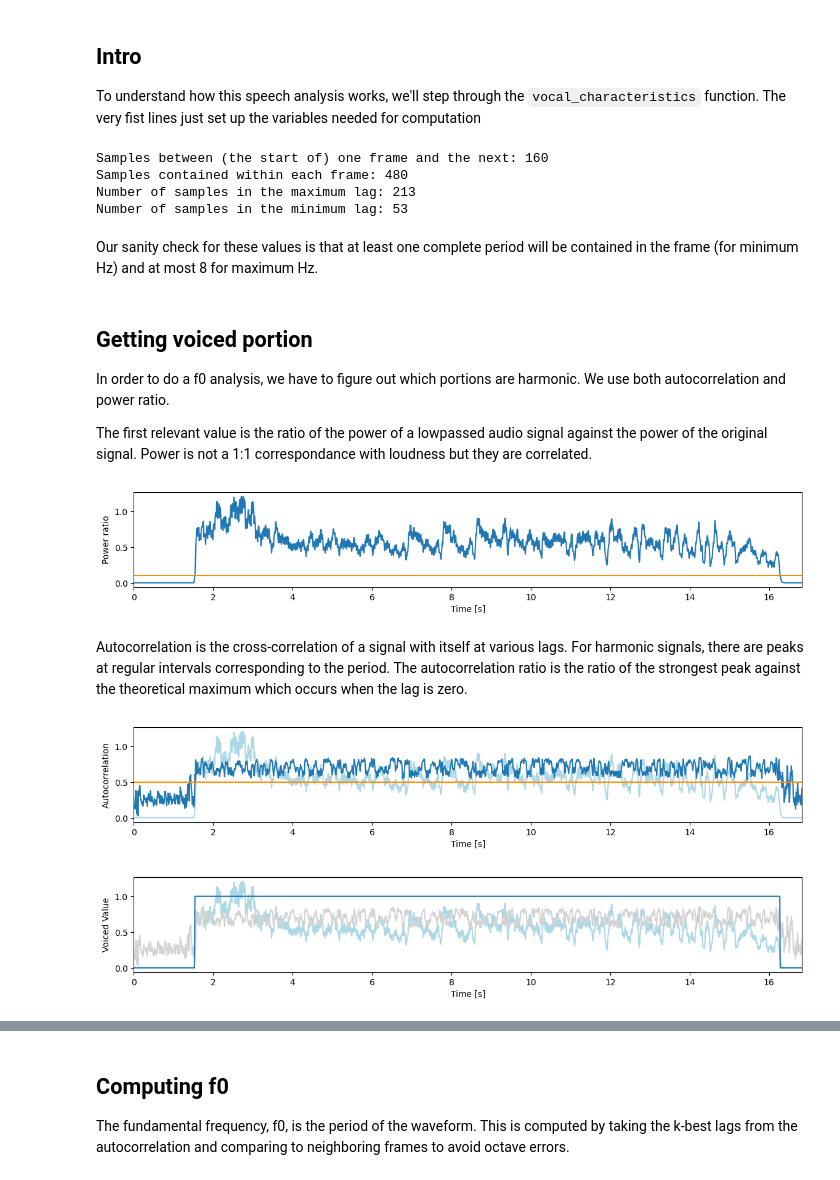
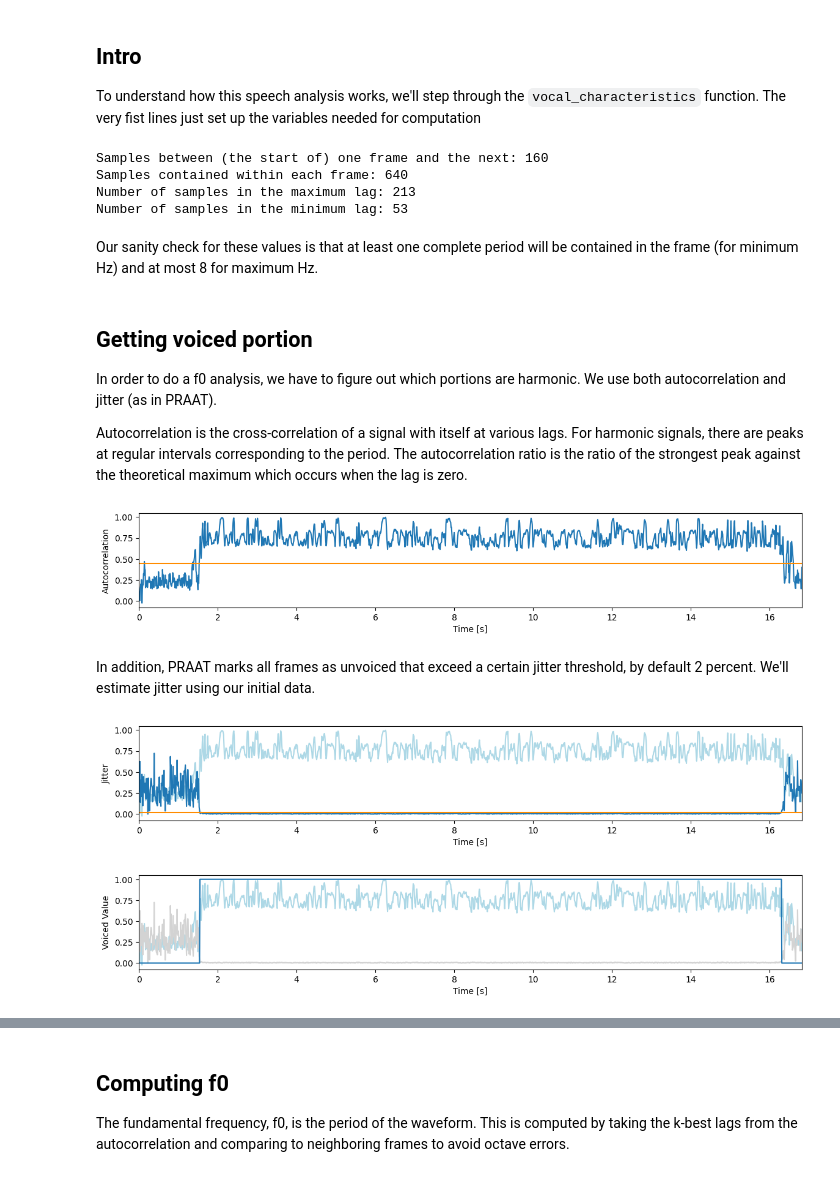
Before and after one commit to pplantinga/ParkinsonSpeechAI, a Jupyter notebook: voice-analysis.ipynb, the cells around one changed output, grey strips where cells are left out. Cells and saved outputs as stored; diff of their text form; code cells hidden in the pictures.

Commit message:
Use jitter rather than power ratio for voice detection

```diff
--- a/voice-analysis.ipynb
+++ b/voice-analysis.ipynb
@@ -9,7 +9,8 @@ import matplotlib.pyplot as plt
 from speechbrain.processing.voice_analysis import *
 # %%
 # Load sustained phonation recording from QPN dataset
-audio, sample_rate = torchaudio.load("qpn_PD00020_a1.wav")
+audio_filename = "qpn_PD00020_a1.wav"
+audio, sample_rate = torchaudio.load(audio_filename)
 
 # Parameters for all figures in the document
 plt.rcParams["figure.figsize"] = (14,2)
@@ -36,7 +37,7 @@ max_f0_Hz = 300
 
 # A new window of 0.04 second length every 0.01 seconds
 step_size = 0.01
-window_size = 0.03
+window_size = 0.04
 
 # Do some number manipulations
 step_samples = int(step_size * sample_rate)
@@ -50,7 +51,7 @@ print("Number of samples in the maximum lag:", max_lag_samples)
 print("Number of samples in the minimum lag:", min_lag_samples)
 # %% [output]
 Samples between (the start of) one frame and the next: 160
-Samples contained within each frame: 480
+Samples contained within each frame: 640
 Number of samples in the maximum lag: 213
 Number of samples in the minimum lag: 53
 # %% [markdown]
@@ -58,57 +59,59 @@ Our sanity check for these values is that at least one complete period will be c
 # %% [markdown]
 ## Getting voiced portion
 
-In order to do a f0 analysis, we have to figure out which portions are harmonic. We use both autocorrelation and power ratio.
+In order to do a f0 analysis, we have to figure out which portions are harmonic. We use both autocorrelation and jitter (as in PRAAT).
 
-The first relevant value is the ratio of the power of a lowpassed audio signal against the power of the original signal.
-Power is not a 1:1 correspondance with loudness but they are correlated.
+Autocorrelation is the cross-correlation of a signal with itself at various lags.
+For harmonic signals, there are peaks at regular intervals corresponding to the period.
+The autocorrelation ratio is the ratio of the strongest peak against the theoretical maximum
+which occurs when the lag is zero.
 # %%
 orig_windows = audio.unfold(-1, window_samples, step_samples)
 lowpass_audio = torchaudio.functional.lowpass_biquad(audio, sample_rate, 800)
 lowpass_windows = lowpass_audio.unfold(-1, window_samples, step_samples)
-power_ratio = compute_power_ratio(orig_windows, lowpass_windows).squeeze()
 
-power_threshold = 0.1
-xs = torch.arange(len(power_ratio)) * step_size
-plt.plot(xs, power_ratio)
+kbest_lags, autocorrelation_ratio = autocorrelate(
+    lowpass_windows, min_lag_samples, max_lag_samples
+)
+
+autocorrelation_threshold = 0.45
+#plt.plot(xs, power_ratio, color="lightblue")
+xs = torch.arange(len(autocorrelation_ratio)) * step_size
+plt.plot(xs, autocorrelation_ratio)
 plt.xlabel("Time [s]")
-plt.ylabel("Power ratio")
-plt.axhline(y = power_threshold, color="darkorange")
+plt.ylabel("Autocorrelation")
+plt.axhline(y = autocorrelation_threshold, color="darkorange")
 plt.show()
 # %% [output]
-[figure, old version]
+[figure, new version]
 # %% [markdown]
-Autocorrelation is the cross-correlation of a signal with itself at various lags.
-For harmonic signals, there are peaks at regular intervals corresponding to the period.
-The autocorrelation ratio is the ratio of the strongest peak against the theoretical maximum
-which occurs when the lag is zero.
+In addition, PRAAT marks all frames as unvoiced that exceed a certain jitter threshold, by default 2 percent. We'll estimate jitter using our initial data.
 # %%
-kbest_lags, autocorrelation_ratio = autocorrelate(
-    lowpass_windows, min_lag_samples, max_lag_samples
-)
+jitter, _, _ = compute_periodic_features(lowpass_windows, kbest_lags[:, 0])
+jitter_threshold = 0.02
 
-autocorrelation_threshold = 0.5
-plt.plot(xs, power_ratio, color="lightblue")
-plt.plot(xs, autocorrelation_ratio)
+plt.plot(xs, autocorrelation_ratio, color="lightblue")
+plt.plot(xs, jitter)
 plt.xlabel("Time [s]")
-plt.ylabel("Autocorrelation")
-plt.axhline(y = autocorrelation_threshold, color="darkorange")
+plt.ylabel("Jitter")
+plt.axhline(y = jitter_threshold, color="darkorange")
 plt.show()
 # %% [output]
-[figure, old version]
+[figure, new version]
 # %%
 # voicing threshold is simply the intersection of these thresholds
 voiced = autocorrelation_ratio > autocorrelation_threshold
-voiced &= power_ratio > power_threshold
+voiced &= jitter < jitter_threshold
+voiced = neighbor_average(voiced.float(), neighbors=7).round().bool()
 
-plt.plot(xs, power_ratio, color="lightblue")
-plt.plot(xs, autocorrelation_ratio, color="lightgrey")
+plt.plot(xs, autocorrelation_ratio, color="lightblue")
+plt.plot(xs, jitter, color="lightgrey")
 plt.plot(xs, voiced)
 plt.xlabel("Time [s]")
 plt.ylabel("Voiced Value")
 plt.show()
 # %% [output]
-[figure, old version]
+[figure, new version]
 # %%
 print("Total frame count:", len(voiced))
 print("Voiced frame count:", voiced.sum().numpy())
```
Also changed, not shown: parts of 11 cells of this notebook.
